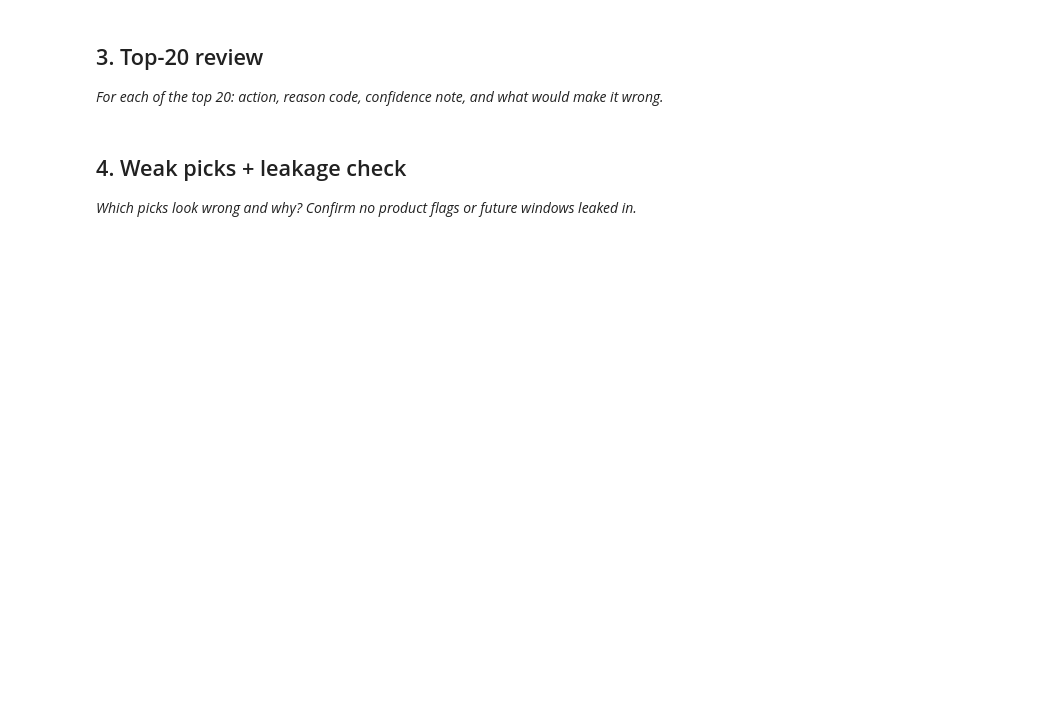
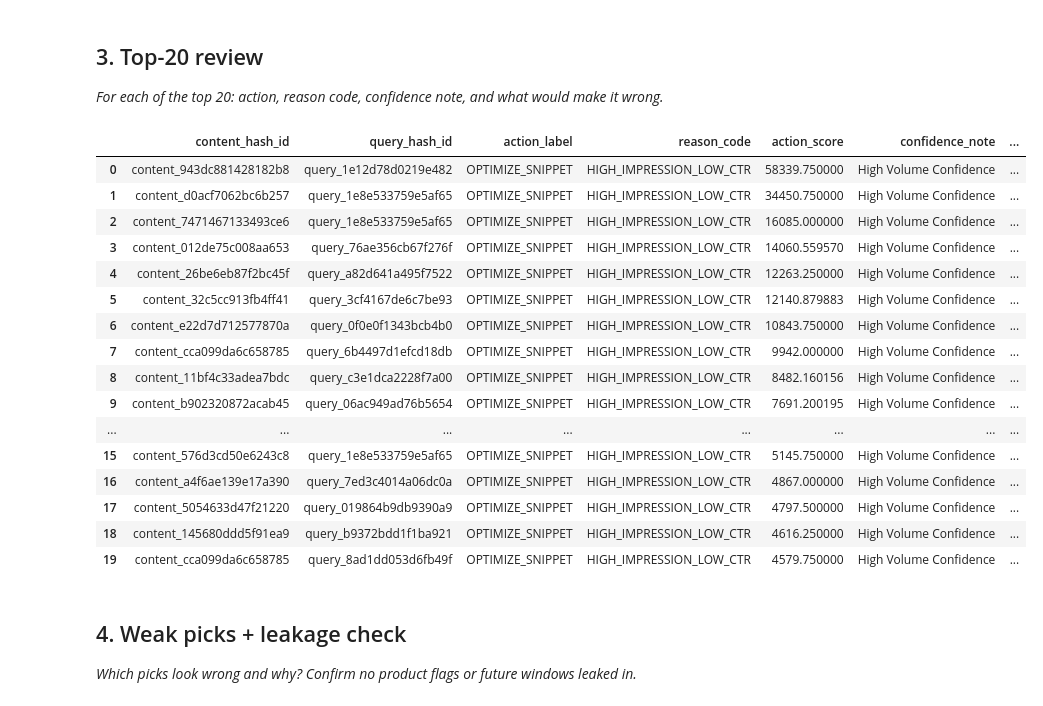
Before and after one commit to meem-5971/FlyRank-ML-, a Jupyter notebook: work/notebooks/w04_baseline_score.ipynb, the cells around one changed output. Cells and saved outputs as stored; diff of their text form; code cells hidden in the pictures; blank space fills up the shorter version.

```diff
--- a/work/notebooks/w04_baseline_score.ipynb
+++ b/work/notebooks/w04_baseline_score.ipynb
@@ -30,3 +208,35 @@ This skeleton is yours to fill. Work the sections **in order** — each one has
+# %%
+# Generate Top-20 Review Table
+df_top20 = df_queue.head(20).copy()
+
+# Add automated audit annotations
+df_top20['confidence_note'] = np.where(df_top20['total_impressions'] > 500, 'High Volume Confidence', 'Moderate Confidence')
+df_top20['what_would_make_it_wrong'] = np.where(
+    df_top20['avg_position'] > 8.0,
+    'Low rank position naturally depresses CTR regardless of title relevance',
+    'Query intent might be purely informational/navigational where users extract answer on SERP'
+)
+
+# Display table
+display(df_top20[['content_hash_id', 'query_hash_id', 'action_label', 'reason_code', 'action_score', 'confidence_note', 'what_would_make_it_wrong']])
+# %% [output]
+|  | content_hash_id | query_hash_id | action_label | reason_code | action_score | confidence_note | ... |
+| 0 | content_943dc881428182b8 | query_1e12d78d0219e482 | OPTIMIZE_SNIPPET | HIGH_IMPRESSION_LOW_CTR | 58339.750000 | High Volume Confidence | ... |
+| 1 | content_d0acf7062bc6b257 | query_1e8e533759e5af65 | OPTIMIZE_SNIPPET | HIGH_IMPRESSION_LOW_CTR | 34450.750000 | High Volume Confidence | ... |
+| 2 | content_7471467133493ce6 | query_1e8e533759e5af65 | OPTIMIZE_SNIPPET | HIGH_IMPRESSION_LOW_CTR | 16085.000000 | High Volume Confidence | ... |
+| 3 | content_012de75c008aa653 | query_76ae356cb67f276f | OPTIMIZE_SNIPPET | HIGH_IMPRESSION_LOW_CTR | 14060.559570 | High Volume Confidence | ... |
+| 4 | content_26be6eb87f2bc45f | query_a82d641a495f7522 | OPTIMIZE_SNIPPET | HIGH_IMPRESSION_LOW_CTR | 12263.250000 | High Volume Confidence | ... |
+| 5 | content_32c5cc913fb4ff41 | query_3cf4167de6c7be93 | OPTIMIZE_SNIPPET | HIGH_IMPRESSION_LOW_CTR | 12140.879883 | High Volume Confidence | ... |
+| 6 | content_e22d7d712577870a | query_0f0e0f1343bcb4b0 | OPTIMIZE_SNIPPET | HIGH_IMPRESSION_LOW_CTR | 10843.750000 | High Volume Confidence | ... |
+| 7 | content_cca099da6c658785 | query_6b4497d1efcd18db | OPTIMIZE_SNIPPET | HIGH_IMPRESSION_LOW_CTR | 9942.000000 | High Volume Confidence | ... |
+| 8 | content_11bf4c33adea7bdc | query_c3e1dca2228f7a00 | OPTIMIZE_SNIPPET | HIGH_IMPRESSION_LOW_CTR | 8482.160156 | High Volume Confidence | ... |
+| 9 | content_b902320872acab45 | query_06ac949ad76b5654 | OPTIMIZE_SNIPPET | HIGH_IMPRESSION_LOW_CTR | 7691.200195 | High Volume Confidence | ... |
+| ... | ... | ... | ... | ... | ... | ... | ... |
+| 15 | content_576d3cd50e6243c8 | query_1e8e533759e5af65 | OPTIMIZE_SNIPPET | HIGH_IMPRESSION_LOW_CTR | 5145.750000 | High Volume Confidence | ... |
+| 16 | content_a4f6ae139e17a390 | query_7ed3c4014a06dc0a | OPTIMIZE_SNIPPET | HIGH_IMPRESSION_LOW_CTR | 4867.000000 | High Volume Confidence | ... |
+| 17 | content_5054633d47f21220 | query_019864b9db9390a9 | OPTIMIZE_SNIPPET | HIGH_IMPRESSION_LOW_CTR | 4797.500000 | High Volume Confidence | ... |
+| 18 | content_145680ddd5f91ea9 | query_b9372bdd1f1ba921 | OPTIMIZE_SNIPPET | HIGH_IMPRESSION_LOW_CTR | 4616.250000 | High Volume Confidence | ... |
+| 19 | content_cca099da6c658785 | query_8ad1dd053d6fb49f | OPTIMIZE_SNIPPET | HIGH_IMPRESSION_LOW_CTR | 4579.750000 | High Volume Confidence | ... |
 # %% [markdown]
 ## 4. Weak picks + leakage check
 
```
Also changed, not shown: parts of 9 cells of this notebook.
